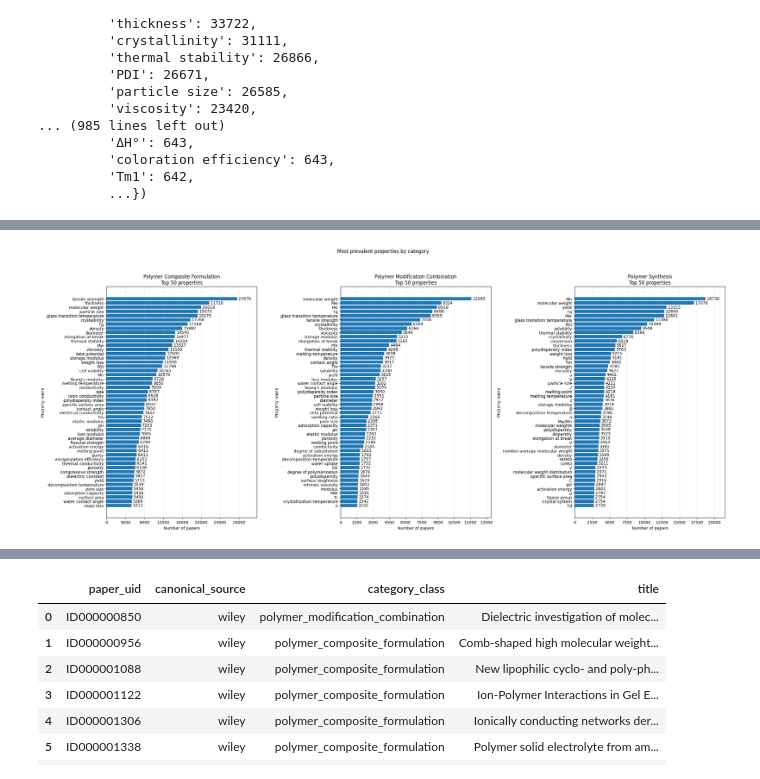
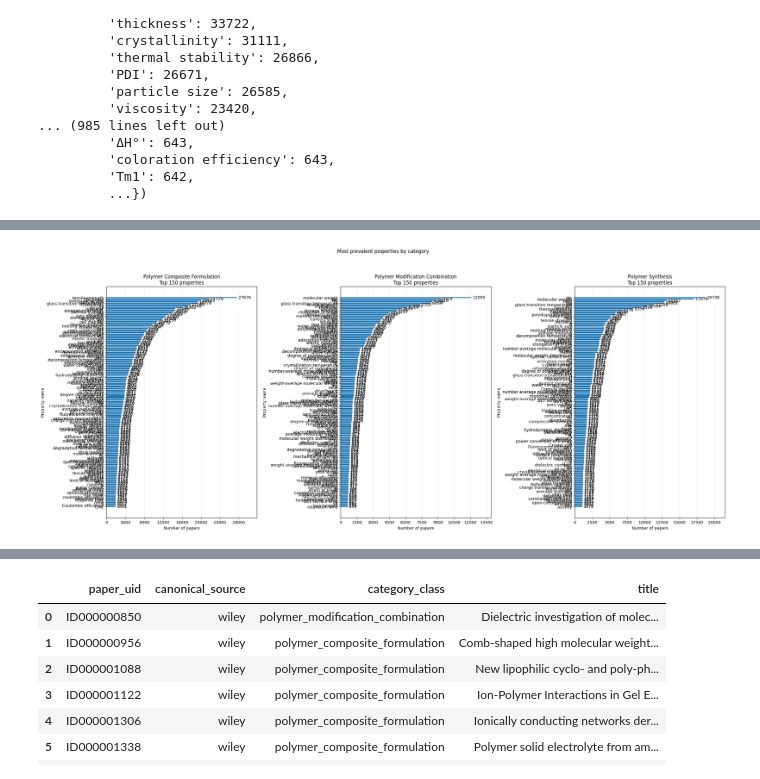
Before and after one commit to kevingeo11/synth_extract, a Jupyter notebook: discovery/discovery_analysis.ipynb, the cells around one changed output, grey strips where cells are left out. Cells and saved outputs as stored; diff of their text form; code cells hidden in the pictures.

```diff
--- a/discovery/discovery_analysis.ipynb
+++ b/discovery/discovery_analysis.ipynb
@@ -454,7 +454,7 @@ plt.show()
 # %%
 # Most prevalent properties within each category.
 
-top_n_properties_per_category = 50
+top_n_properties_per_category = 150
 database_uri = f"{discovery_db_path.as_uri()}?mode=ro"
 top_properties_by_category: dict[str, pd.DataFrame] = {}
 
@@ -521,31 +521,31 @@ with closing(sqlite3.connect(database_uri, uri=True, timeout=60)) as conn:
 
         top_properties = pd.DataFrame(
             category_property_counts.most_common(
                 top_n_properties_per_category
             ),
             columns=["property_name", "paper_count"],
         )
         top_properties_by_category[category] = top_properties
 
         plot_data = top_properties.iloc[::-1]
         bars = ax.barh(
             plot_data["property_name"],
             plot_data["paper_count"],
             color="tab:blue",
         )
         ax.bar_label(bars, padding=3, fmt="%d")
         ax.set_title(
             f"{category.replace('_', ' ').title()}\n"
             f"Top {top_n_properties_per_category} properties"
         )
         ax.set_xlabel("Number of papers")
         ax.set_ylabel("Property name")
         ax.xaxis.set_major_locator(MaxNLocator(integer=True))
         ax.grid(axis="x", alpha=0.25)
         ax.margins(x=0.15)
 
 fig.suptitle("Most prevalent properties by category", y=0.99)
 fig.tight_layout(rect=(0, 0, 1, 0.95))
 plt.show()
 # %% [output]
-[figure, old version]
+[figure, new version]
```
Also changed, not shown: parts of 2 cells of this notebook, 11 other files.
